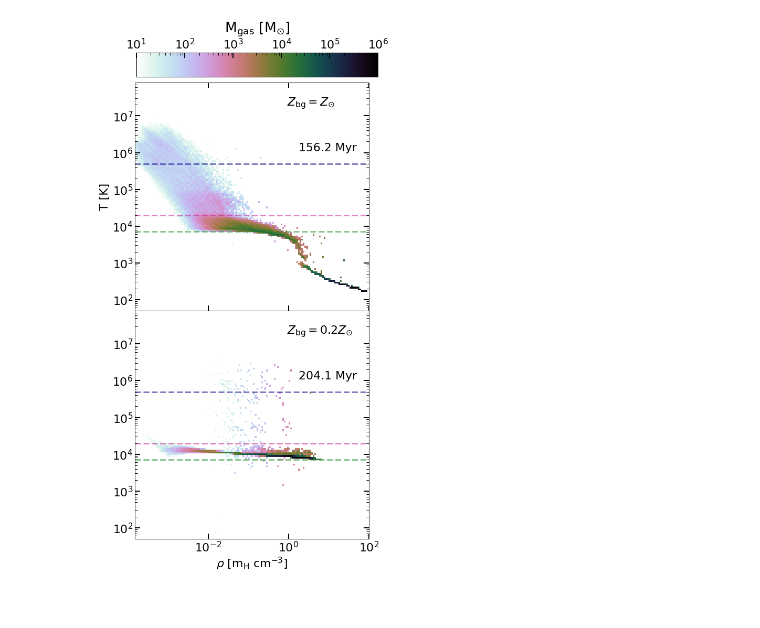
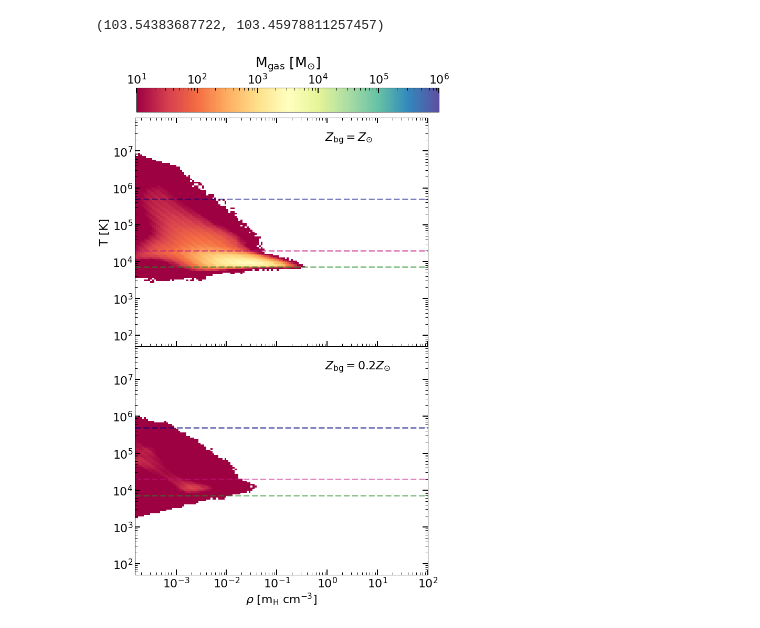
Before and after one commit to aditivijayan/qAnalysis, a Jupyter notebook: notebooks/temp_dens_histo.ipynb, the cells around one changed output. Drawn from its saved outputs; the diff is of its cells as text; code cells hidden in the pictures.

Commit message:
estimate mass outflow rates

```diff
--- a/notebooks/temp_dens_histo.ipynb
+++ b/notebooks/temp_dens_histo.ipynb
@@ -24,5 +35,5 @@ for i in range(len(list_file)):
 # %%
-folder = 'MetDepCooling/'
+folder = 'Summit/2pc0.2ZSol/'
 data_path = os.path.join(scratch, 'sims/', folder)
 output_folder = os.path.join(fig_path, folder, 'TRhoHisto/')
 os.chdir(output_folder)
@@ -33,13 +44,32 @@ temp_bins = np.array(hf.get("TempBins"))
 
 timestep_02zsol = np.zeros(len(list_file))
 mass_02zsol = np.zeros((len(list_file), dens_bins.shape[0]-1, temp_bins.shape[0]-1))
+mass_02zsol_avg = np.zeros((dens_bins.shape[0]-1, temp_bins.shape[0]-1))
+outmass_02zsol = np.zeros((len(list_file), dens_bins.shape[0]-1, temp_bins.shape[0]-1))
+outmass_02zsol_avg = np.zeros((dens_bins.shape[0]-1, temp_bins.shape[0]-1))
 
+num = 0.0
 for i in range(len(list_file)):
     hf = h5py.File(list_file[i] ,'r')
     timestep_02zsol[i] = np.array(hf.get("Timestep"))
-    mass_02zsol[i] = np.array(hf.get("TotalMass"))
+    mass_02zsol[i]     = np.array(hf.get("TotalMass"))
+    outmass_02zsol[i]  = np.array(hf.get("OutflowMass"))
+    if(timestep_02zsol[i]>100.):
+        mass_02zsol_avg+=mass_02zsol[i]
+        outmass_02zsol_avg+=outmass_02zsol[i]
+        num+=1
+
+mass_02zsol_avg /= num
+outmass_02zsol_avg /= num
+# %%
+time = 104
+indx_Zsol = np.abs(timestep_zsol - time).argmin()
+indx_ = np.abs(timestep_02zsol - time).argmin()
+timestep_02zsol[indx_],timestep_zsol[indx_Zsol]
+# %% [output]
+(103.54383687722, 103.45978811257457)
 # %%
-fig, ax = plt.subplots(2, 1, gridspec_kw = {'wspace':0.00, 'hspace':0.00},figsize=(8,16))
+fig, ax = plt.subplots(2, 1, gridspec_kw = {'wspace':0.00, 'hspace':0.00},figsize=(10,16))
 
 cbarx = 0.13
 cbheight = 0.04
@@ -49,48 +79,48 @@ dx1 = 0.13
 cbtitlex = 0.1
 cbtitley = 16.5
 
-plot = ax[0].pcolormesh(dens_bins[:-1], temp_bins[:-1] , np.transpose(mass_zsol[67])/Msun,\
-                     norm=mcolors.LogNorm(vmin=10., vmax=1.e6),cmap='cubehelix_r')
+plot = ax[0].pcolormesh(dens_bins[:-1], temp_bins[:-1] , np.transpose(outmass_zsol_avg)/Msun,\
+                     norm=mcolors.LogNorm(vmin=10., vmax=1.e6),cmap='Spectral')
 cax = fig.add_axes([cbarx, cbary, cblen, cbheight])
 fig.colorbar(plot, cax=cax, orientation='horizontal', ticks=(10., 1.e2, 1.e3, 1.e4, 1.e5, 1.e6))
 cax.xaxis.set_ticks_position('top')
 cax.set_title(r'M$_{\rm gas}$ [M$_{\odot}$]')
 
 
-plot = ax[1].pcolormesh(dens_bins[:-1], temp_bins[:-1] , np.transpose(mass_02zsol[33])/Msun,\
-                     norm=mcolors.LogNorm(vmin=10., vmax=1.e6),cmap='cubehelix_r')
+plot = ax[1].pcolormesh(dens_bins[:-1], temp_bins[:-1] , np.transpose(outmass_02zsol_avg)/Msun,\
+                     norm=mcolors.LogNorm(vmin=10., vmax=1.e6),cmap='Spectral')
 
 
 plt.setp(ax, 'yscale', ('log'))
 plt.setp(ax, 'xscale', ('log'))
 plt.setp(ax, 'xlim',(1.e-4, 1.e2))
 plt.setp(ax, 'xlim',(1.5e-4, 1.e2))
 plt.setp(ax, 'ylim',(5.e1, 8.e7))
 
 ax[0].set_ylabel(r'T [K]')
 plt.setp(ax, 'xlabel', (r'$\rho$ [m$_{\rm H}$ cm$^{-3}$]'))
 
 ax[0].tick_params(axis='y', which='both', left=True, right=True)
 ax[0].tick_params(axis='x', which='both', bottom=True, top=True, labelbottom=False)
 
 ax[0].text(0.65, 0.9, r'$Z_{\rm bg}=Z_{\odot}$', transform=ax[0].transAxes)
 ax[1].text(0.65, 0.9, r'$Z_{\rm bg}=0.2 Z_{\odot}$', transform=ax[1].transAxes)
-ax[0].text(0.7, 0.7, '%.1f'%(timestep_zsol[67]) + ' Myr', transform=ax[0].transAxes)
-ax[1].text(0.7, 0.7, '%.1f'%(timestep_02zsol[33]) + ' Myr', transform=ax[1].transAxes)
+# ax[0].text(0.7, 0.7, '%.1f'%(timestep_zsol[indx_Zsol]) + ' Myr', transform=ax[0].transAxes)
+# ax[1].text(0.7, 0.7, '%.1f'%(timestep_02zsol[indx_]) + ' Myr', transform=ax[1].transAxes)
 
 ls = ['--', '-.', (0, (3, 1, 1, 1)), (0, (3, 1, 1, 1, 1, 1)) ]
 color = ['forestgreen', 'mediumvioletred', 'navy',  'indianred', ]
 tvals = [ 7105, 2.e4, 5.e5]
 kk=0
 for i in range(2):
     kk=0
     for tt in tvals:
         ax[i].axhline(tt, ls='--', color=color[kk], lw=3.0, alpha=0.5)
         kk+=1
 
 
 # ax[-1].tick_params(axis='y', which='both', left=True, right=True,labelleft=False, labelright=True)
 ax[-1].tick_params(axis='y', which='both', left=True, right=True)
 # plt.savefig(fig_home + 'temp-dens-mgas.jpeg', bbox_inches='tight', dpi=160)
 # %% [output]
-[figure, old version]
+[figure, new version]
```
Also changed, not shown: parts of 5 cells of this notebook, 24 other files.
